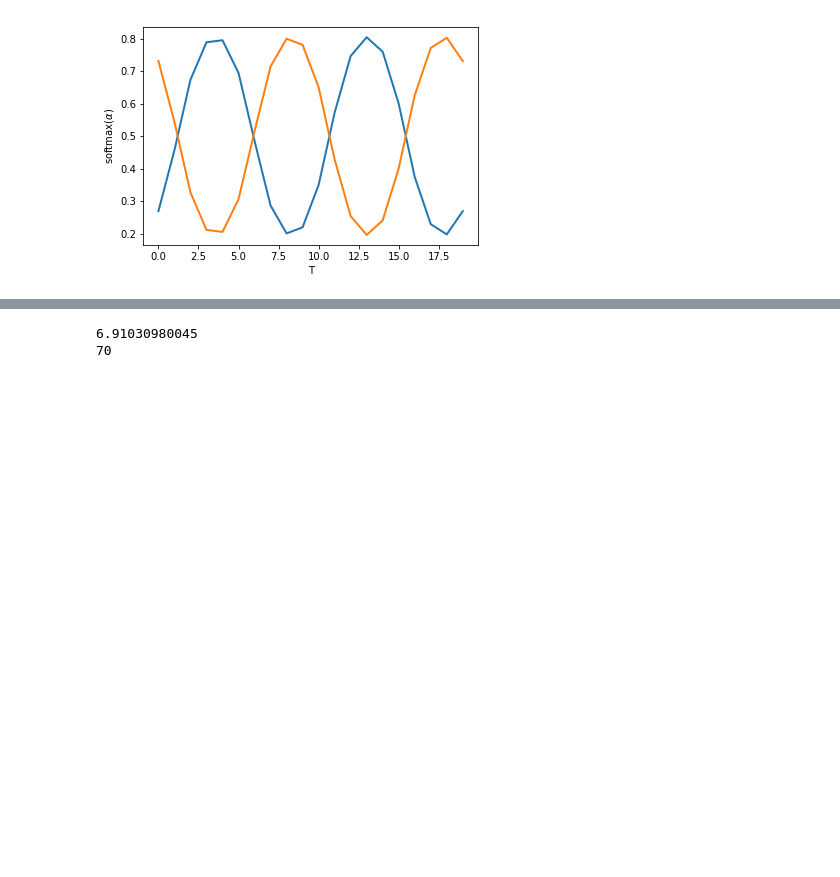
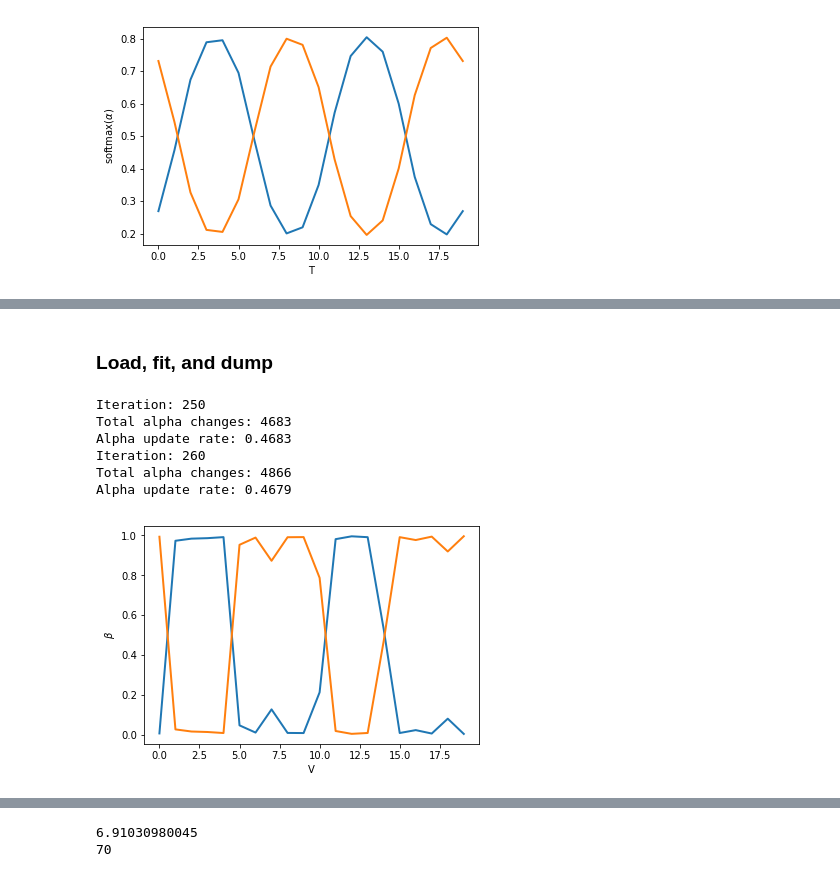
Before and after one commit to perdaug/ssmsi, a Jupyter notebook: presentations/alpha-update/alpha-comparison_draft.ipynb, the cells around one changed output, grey strips where cells are left out. Cells and saved outputs as stored; diff of their text form; code cells hidden in the pictures; blank space fills up the shorter version.

```diff
--- a/presentations/alpha-update/alpha-comparison_draft.ipynb
+++ b/presentations/alpha-update/alpha-comparison_draft.ipynb
@@ -123,3 +157,42 @@ plt.plot(linspace_t, alphas_softmax_last_proposed, linewidth=2)
+# %% [markdown]
+### Load, fit, and dump
+# %%
+# from dtm_alpha import DTM_Alpha
+
+n_it = 250
+n_it_add = 15
+var_init = 0.5
+var_basic = 0.1
+var_prop = 1
+name_model_in = 'init_%.0E|basic_%.0E|prop_%.0E|it_%d' \
+        % (var_init, var_basic, var_prop, n_it)
+name_model_out = 'init_%.0E|basic_%.0E|prop_%.0E|it_%d' \
+        % (var_init, var_basic, var_prop, n_it + n_it_add)
+
+dtm_alpha = DTM_Alpha()
+dtm_alpha.load_fit('models/' + name_model_in + '.pkl', n_it=n_it_add)
+
+history_alpha = dtm_alpha.hist_alpha
+alphas_last_proposed = history_alpha[n_it-1]
+alphas_softmax_last_proposed = np.zeros(shape=alphas_last_proposed.shape)
+for t, alphas_last_proposed_t in enumerate(alphas_last_proposed):
+    alphas_softmax_last_proposed[t] = softmax(alphas_last_proposed_t)
+
+plt.plot(linspace_t, alphas_softmax_last_proposed, linewidth=2)
+
+
+plt.savefig('results/' + name_model_out + '.png')
+vars_dtm = vars(dtm_alpha)
+with open('models/' + name_model_out + '.pkl', 'wb') as f:
+        pkl.dump(vars_dtm, f)
+# %% [output]
+Iteration: 250
+Total alpha changes: 4683
+Alpha update rate: 0.4683
+Iteration: 260
+Total alpha changes: 4866
+Alpha update rate: 0.4679
+[figure, added]
 # %%
 import plotly.plotly as py
 from plotly.graph_objs import Surface
```
Also changed, not shown: parts of 8 cells of this notebook, 22 other files.
